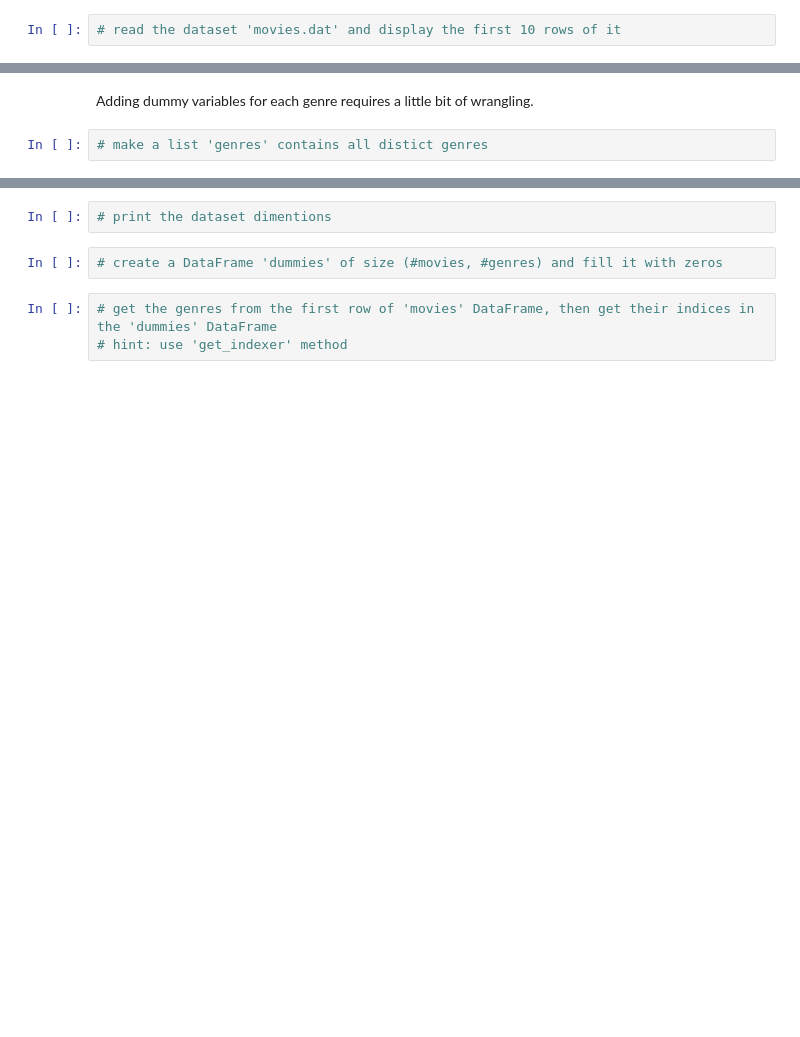
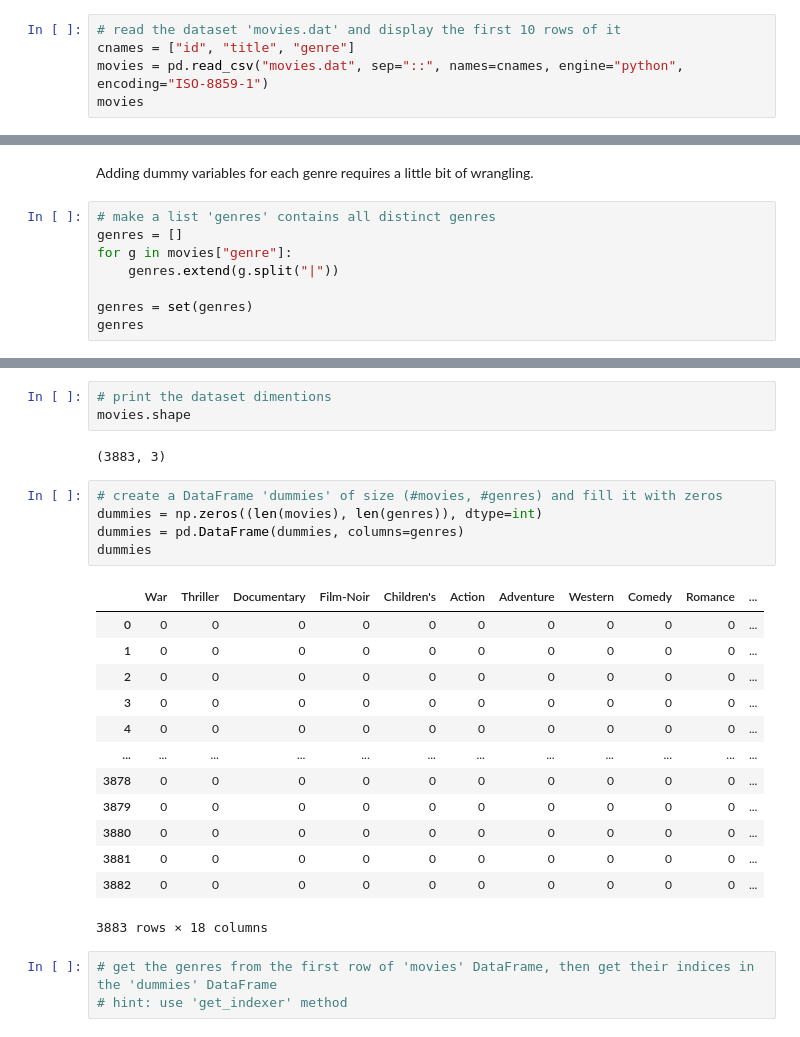
Before and after one commit to OmarInCS/data-analysis-visulization-python, a Jupyter notebook: week3/day1/lesson-8-data-cleaning.ipynb, the cells around one changed output, grey strips where cells are left out. Drawn from its saved outputs; the diff is of its cells as text; blank space fills up the shorter version.

```diff
--- a/week3/day1/lesson-8-data-cleaning.ipynb
+++ b/week3/day1/lesson-8-data-cleaning.ipynb
@@ -60,2 +151,5 @@ df
 # %%
 # read the dataset 'movies.dat' and display the first 10 rows of it
+cnames = ["id", "title", "genre"]
+movies = pd.read_csv("movies.dat", sep="::", names=cnames, engine="python", encoding="ISO-8859-1")
+movies
@@ -62,4 +170,10 @@ df
 # %% [markdown]
 Adding dummy variables for each genre requires a little bit of wrangling.
 # %%
-# make a list 'genres' contains all distict genres
+# make a list 'genres' contains all distinct genres
+genres = []
+for g in movies["genre"]:
+    genres.extend(g.split("|"))
+
+genres = set(genres)
+genres
@@ -66,7 +199,27 @@ Adding dummy variables for each genre requires a little bit of wrangling.
 # %%
 # print the dataset dimentions
+movies.shape
+# %% [output]
+(3883, 3)
 # %%
 # create a DataFrame 'dummies' of size (#movies, #genres) and fill it with zeros
+dummies = np.zeros((len(movies), len(genres)), dtype=int)
+dummies = pd.DataFrame(dummies, columns=genres)
+dummies
+# %% [output]
+|  | War | Thriller | Documentary | Film-Noir | Children's | Action | Adventure | Western | Comedy | Romance | ... |
+| 0 | 0 | 0 | 0 | 0 | 0 | 0 | 0 | 0 | 0 | 0 | ... |
+| 1 | 0 | 0 | 0 | 0 | 0 | 0 | 0 | 0 | 0 | 0 | ... |
+| 2 | 0 | 0 | 0 | 0 | 0 | 0 | 0 | 0 | 0 | 0 | ... |
+| 3 | 0 | 0 | 0 | 0 | 0 | 0 | 0 | 0 | 0 | 0 | ... |
+| 4 | 0 | 0 | 0 | 0 | 0 | 0 | 0 | 0 | 0 | 0 | ... |
+| ... | ... | ... | ... | ... | ... | ... | ... | ... | ... | ... | ... |
+| 3878 | 0 | 0 | 0 | 0 | 0 | 0 | 0 | 0 | 0 | 0 | ... |
+| 3879 | 0 | 0 | 0 | 0 | 0 | 0 | 0 | 0 | 0 | 0 | ... |
+| 3880 | 0 | 0 | 0 | 0 | 0 | 0 | 0 | 0 | 0 | 0 | ... |
+| 3881 | 0 | 0 | 0 | 0 | 0 | 0 | 0 | 0 | 0 | 0 | ... |
+| 3882 | 0 | 0 | 0 | 0 | 0 | 0 | 0 | 0 | 0 | 0 | ... |
+3883 rows × 18 columns
 # %%
 # get the genres from the first row of 'movies' DataFrame, then get their indices in the 'dummies' DataFrame
 # hint: use 'get_indexer' method
```
Also changed, not shown: parts of 12 cells of this notebook, 1 other file.
